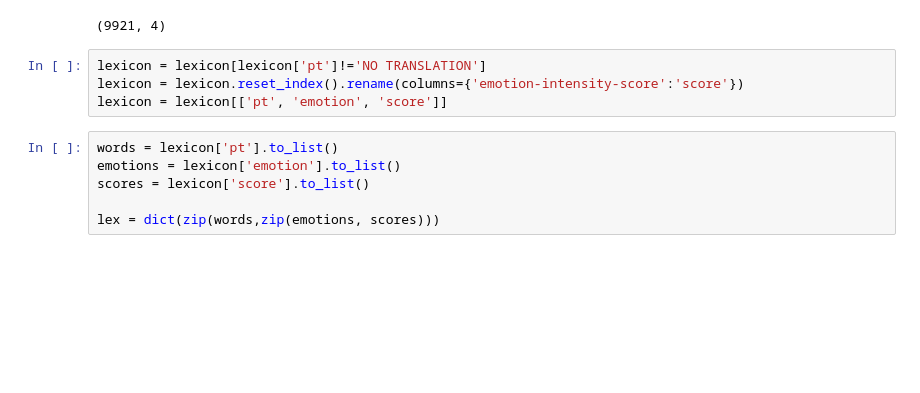
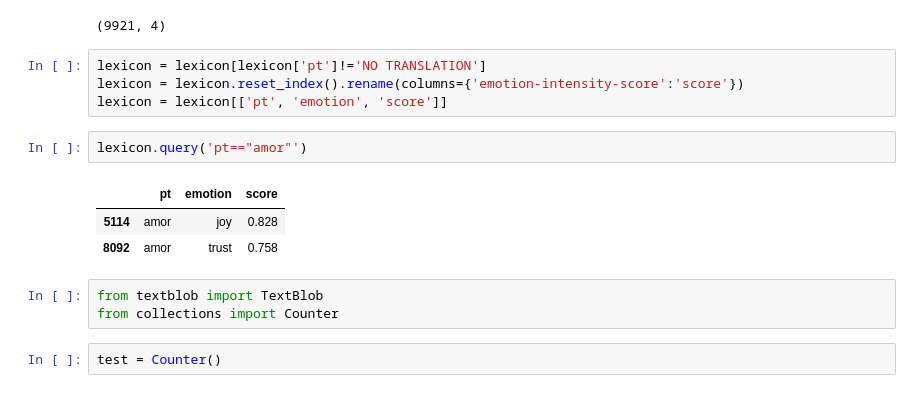
Before and after one commit to mateus-lourenco/emotion-mining-and-sentiment-analysis, a Jupyter notebook: src/analysis.ipynb, the cells around one changed output. Drawn from its saved outputs; the diff is of its cells as text; blank space fills up the shorter version.

```diff
--- a/src/analysis.ipynb
+++ b/src/analysis.ipynb
@@ -286,9 +307,14 @@ lexicon.shape
 lexicon = lexicon[lexicon['pt']!='NO TRANSLATION']
 lexicon = lexicon.reset_index().rename(columns={'emotion-intensity-score':'score'})
 lexicon = lexicon[['pt', 'emotion', 'score']]
-# %%
-words = lexicon['pt'].to_list()
-emotions = lexicon['emotion'].to_list()
-scores = lexicon['score'].to_list()
-
-lex = dict(zip(words,zip(emotions, scores)))
+# %%
+lexicon.query('pt=="amor"')
+# %% [output]
+|  | pt | emotion | score |
+| 5114 | amor | joy | 0.828 |
+| 8092 | amor | trust | 0.758 |
+# %%
+from textblob import TextBlob
+from collections import Counter
+# %%
+test = Counter()
```
Also changed, not shown: parts of 8 cells of this notebook, 1 other file.
